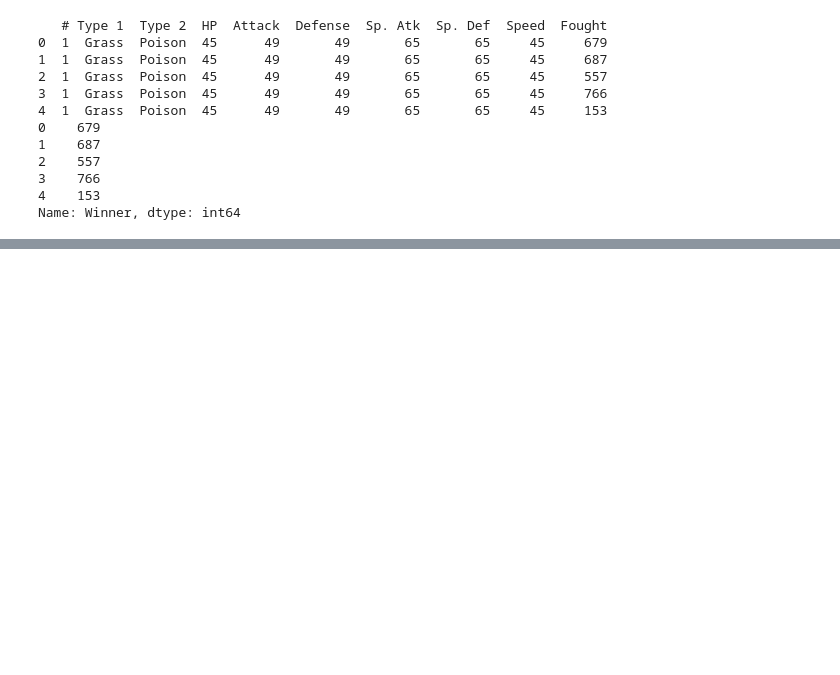
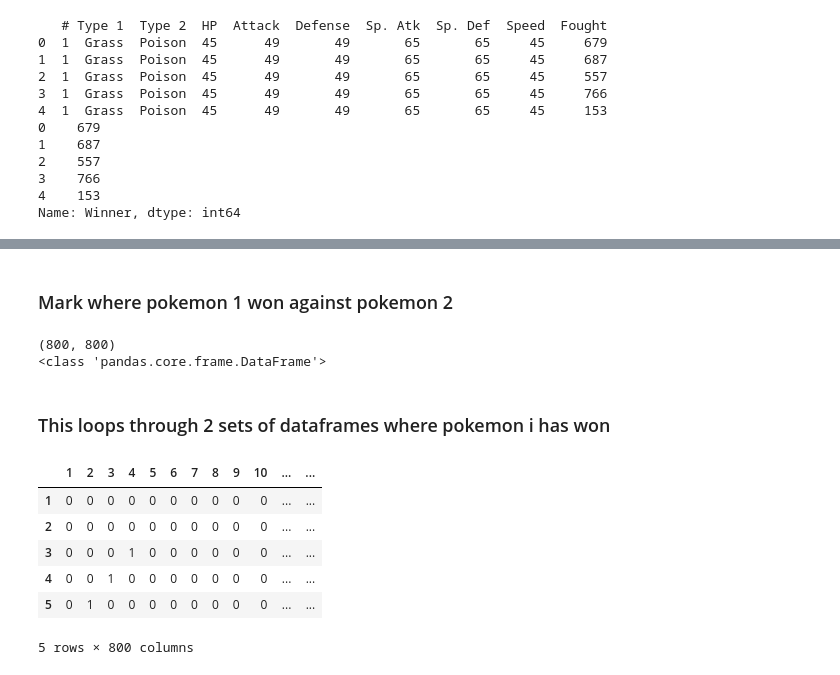
Before and after one commit to dannypadilla/pokemon-battle-predictor, a Jupyter notebook: pokemon-battle-prediction.ipynb, the cells around one changed output, grey strips where cells are left out. Cells and saved outputs as stored; diff of their text form; code cells hidden in the pictures; blank space fills up the shorter version.

```diff
--- a/pokemon-battle-prediction.ipynb
+++ b/pokemon-battle-prediction.ipynb
@@ -237,0 +242,36 @@ print(classification_report(y_test, y_pred))
+# %%
+# split up columns so it's easier to iterate over..
+first_matches_won_df = lambda x: combats_df[ (combats_df["First_pokemon"] == x) & (combats_df["Winner"] == x) ]
+second_matches_won_df = lambda x: combats_df[ (combats_df["Second_pokemon"] == x) & (combats_df["Winner"] == x) ]
+# %% [markdown]
+### Mark where pokemon 1 won against pokemon 2
+# %%
+create_range = range(1, 800 + 1) # from 1 to 800
+
+num_T = pd.DataFrame(0, index=create_range, columns=create_range) # 800 x 800 - values should be all zeros
+
+print(num_T.shape)
+print(type(num_T) )
+# %% [output]
+(800, 800)
+<class 'pandas.core.frame.DataFrame'>
+# %% [markdown]
+### This loops through 2 sets of dataframes where pokemon i has won
+# %%
+pvp_wins = num_T.copy()
+
+for i in range(1, 801):
+    for j in first_matches_won_df(i)["Second_pokemon"]: # Second_pokemon column: j is the loser to i
+        pvp_wins.loc[i][j] += 1
+    for k in second_matches_won_df(i)["First_pokemon"]: # First_pokemon column: k is the loser to i
+        pvp_wins.loc[i][k] += 1
+# %%
+pvp_wins.head()
+# %% [output]
+|  | 1 | 2 | 3 | 4 | 5 | 6 | 7 | 8 | 9 | 10 | ... | ... |
+| 1 | 0 | 0 | 0 | 0 | 0 | 0 | 0 | 0 | 0 | 0 | ... | ... |
+| 2 | 0 | 0 | 0 | 0 | 0 | 0 | 0 | 0 | 0 | 0 | ... | ... |
+| 3 | 0 | 0 | 0 | 1 | 0 | 0 | 0 | 0 | 0 | 0 | ... | ... |
+| 4 | 0 | 0 | 1 | 0 | 0 | 0 | 0 | 0 | 0 | 0 | ... | ... |
+| 5 | 0 | 1 | 0 | 0 | 0 | 0 | 0 | 0 | 0 | 0 | ... | ... |
+5 rows × 800 columns
```
Also changed, not shown: parts of 2 cells of this notebook.
